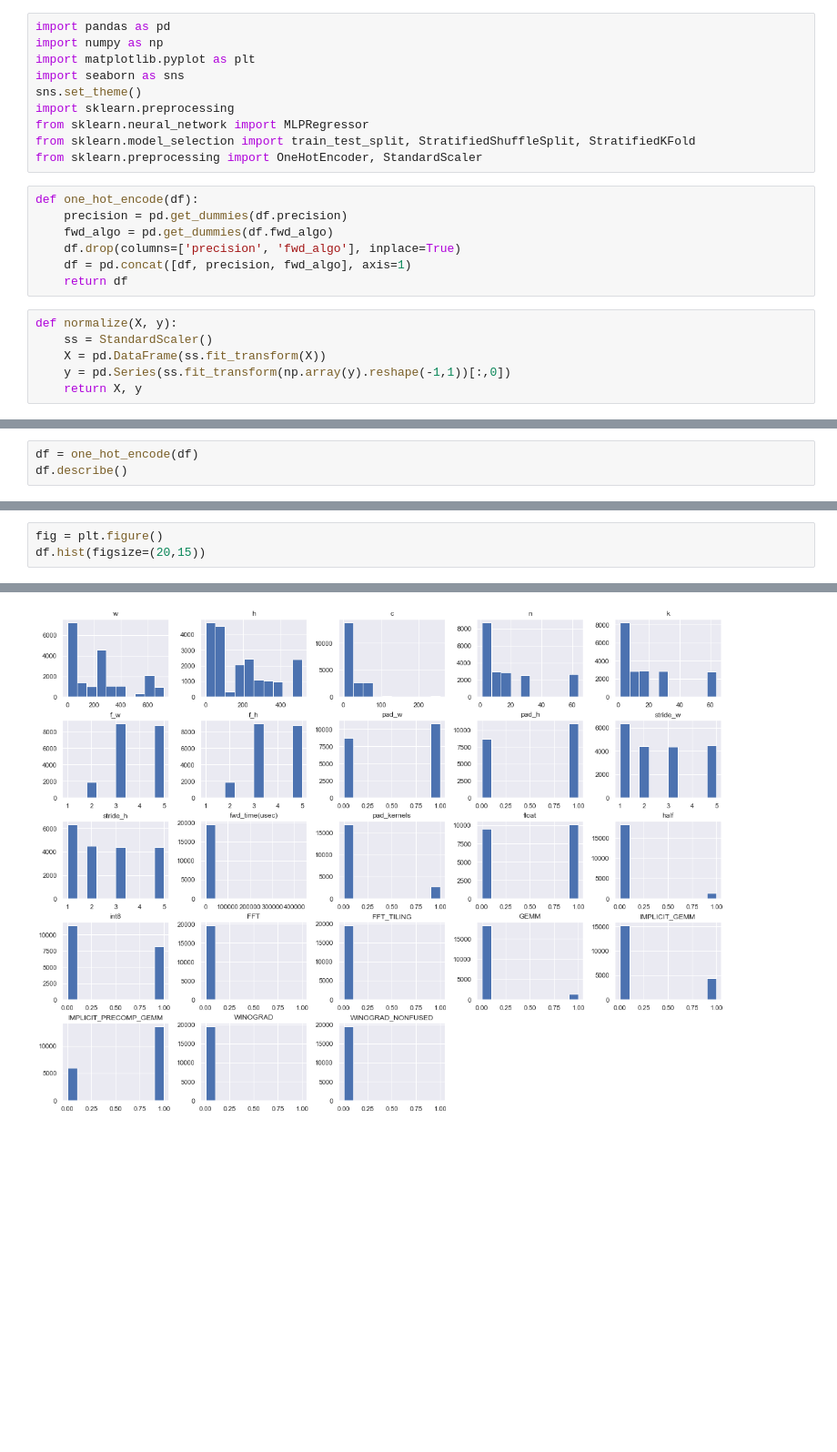
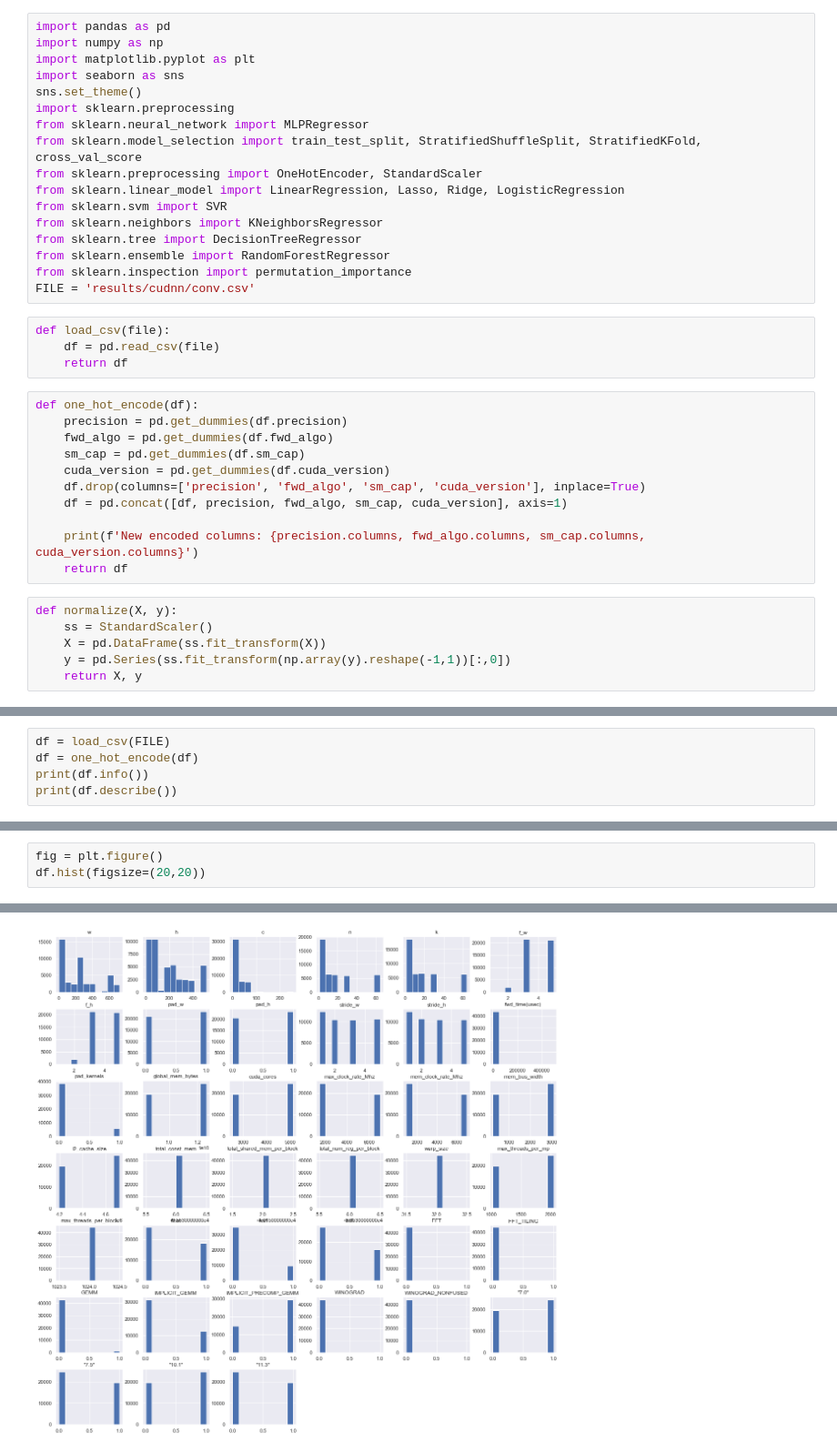
Before and after one commit to RobRoyce/cudnn_performance_model, a Jupyter notebook: data_prep.ipynb, the cells around one changed output, grey strips where cells are left out. Shown at 91% size. Cells and saved outputs as stored; diff of their text form; blank space fills up the shorter version.

```diff
--- a/data_prep.ipynb
+++ b/data_prep.ipynb
@@ -6,14 +6,29 @@ import seaborn as sns
 sns.set_theme()
 import sklearn.preprocessing
 from sklearn.neural_network import MLPRegressor
-from sklearn.model_selection import train_test_split, StratifiedShuffleSplit, StratifiedKFold
+from sklearn.model_selection import train_test_split, StratifiedShuffleSplit, StratifiedKFold, cross_val_score
 from sklearn.preprocessing import OneHotEncoder, StandardScaler
+from sklearn.linear_model import LinearRegression, Lasso, Ridge, LogisticRegression
+from sklearn.svm import SVR
+from sklearn.neighbors import KNeighborsRegressor
+from sklearn.tree import DecisionTreeRegressor
+from sklearn.ensemble import RandomForestRegressor
+from sklearn.inspection import permutation_importance
+FILE = 'results/cudnn/conv.csv'
+# %%
+def load_csv(file):
+    df = pd.read_csv(file)
+    return df
 # %%
 def one_hot_encode(df):
     precision = pd.get_dummies(df.precision)
     fwd_algo = pd.get_dummies(df.fwd_algo)
-    df.drop(columns=['precision', 'fwd_algo'], inplace=True)
-    df = pd.concat([df, precision, fwd_algo], axis=1)
+    sm_cap = pd.get_dummies(df.sm_cap)
+    cuda_version = pd.get_dummies(df.cuda_version)
+    df.drop(columns=['precision', 'fwd_algo', 'sm_cap', 'cuda_version'], inplace=True)
+    df = pd.concat([df, precision, fwd_algo, sm_cap, cuda_version], axis=1)
+
+    print(f'New encoded columns: {precision.columns, fwd_algo.columns, sm_cap.columns, cuda_version.columns}')
     return df
 # %%
 def normalize(X, y):
@@ -57,4 +39,6 @@ df.describe()
 # %%
+df = load_csv(FILE)
 df = one_hot_encode(df)
-df.describe()
+print(df.info())
+print(df.describe())
 # %% [output]
@@ -71,6 +62,6 @@ df.describe()
 # %%
 fig = plt.figure()
-df.hist(figsize=(20,15))
+df.hist(figsize=(20,20))
 # %% [output]
 array([[<AxesSubplot:title={'center':'w'}>,
         <AxesSubplot:title={'center':'h'}>,
@@ -91,4 +82,4 @@ array([[<AxesSubplot:title={'center':'w'}>,
         <AxesSubplot:>, <AxesSubplot:>]], dtype=object)
 <Figure size 432x288 with 0 Axes>
-[figure, old version]
+[figure, new version]
 # %%
```
Also changed, not shown: parts of 20 cells of this notebook.
